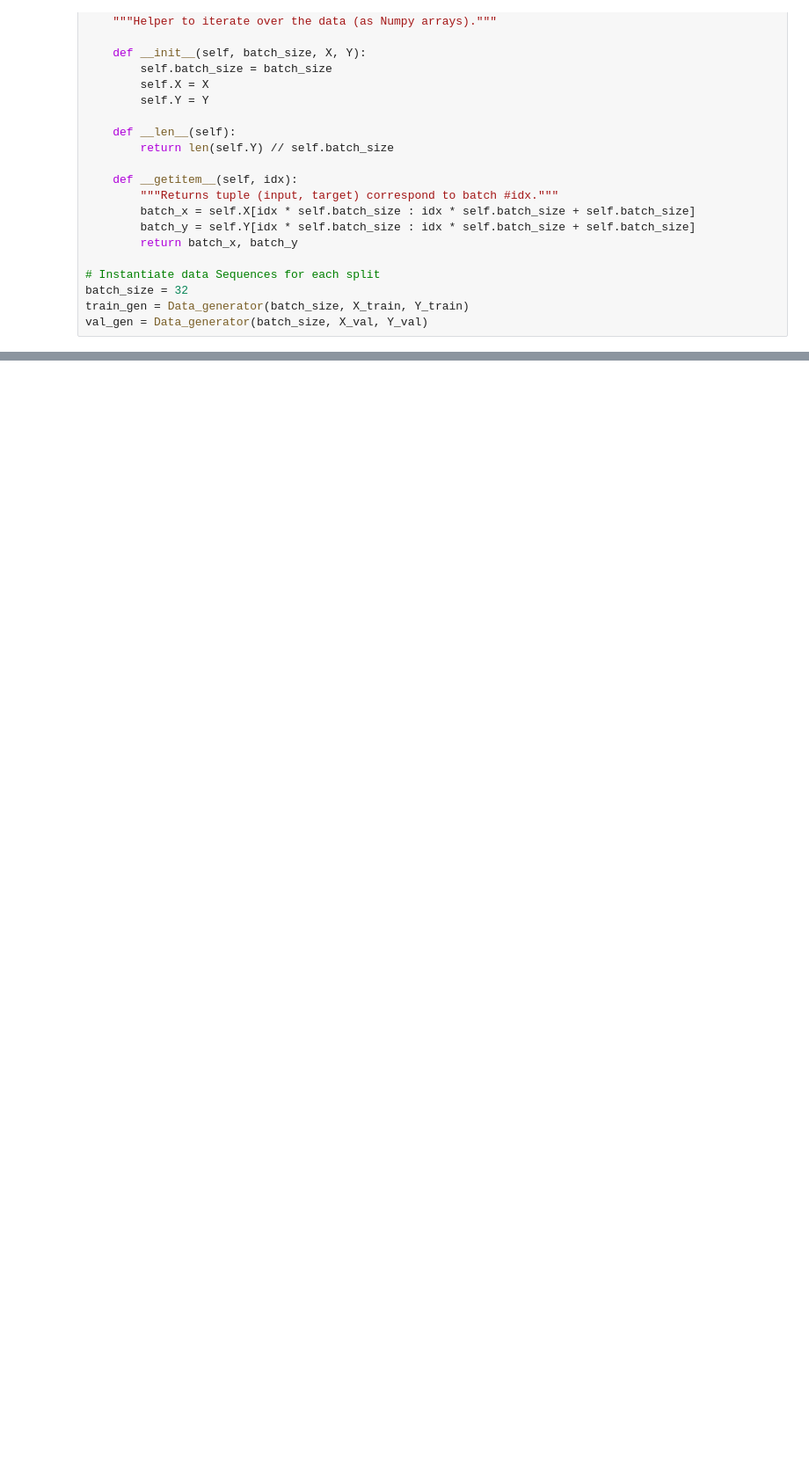
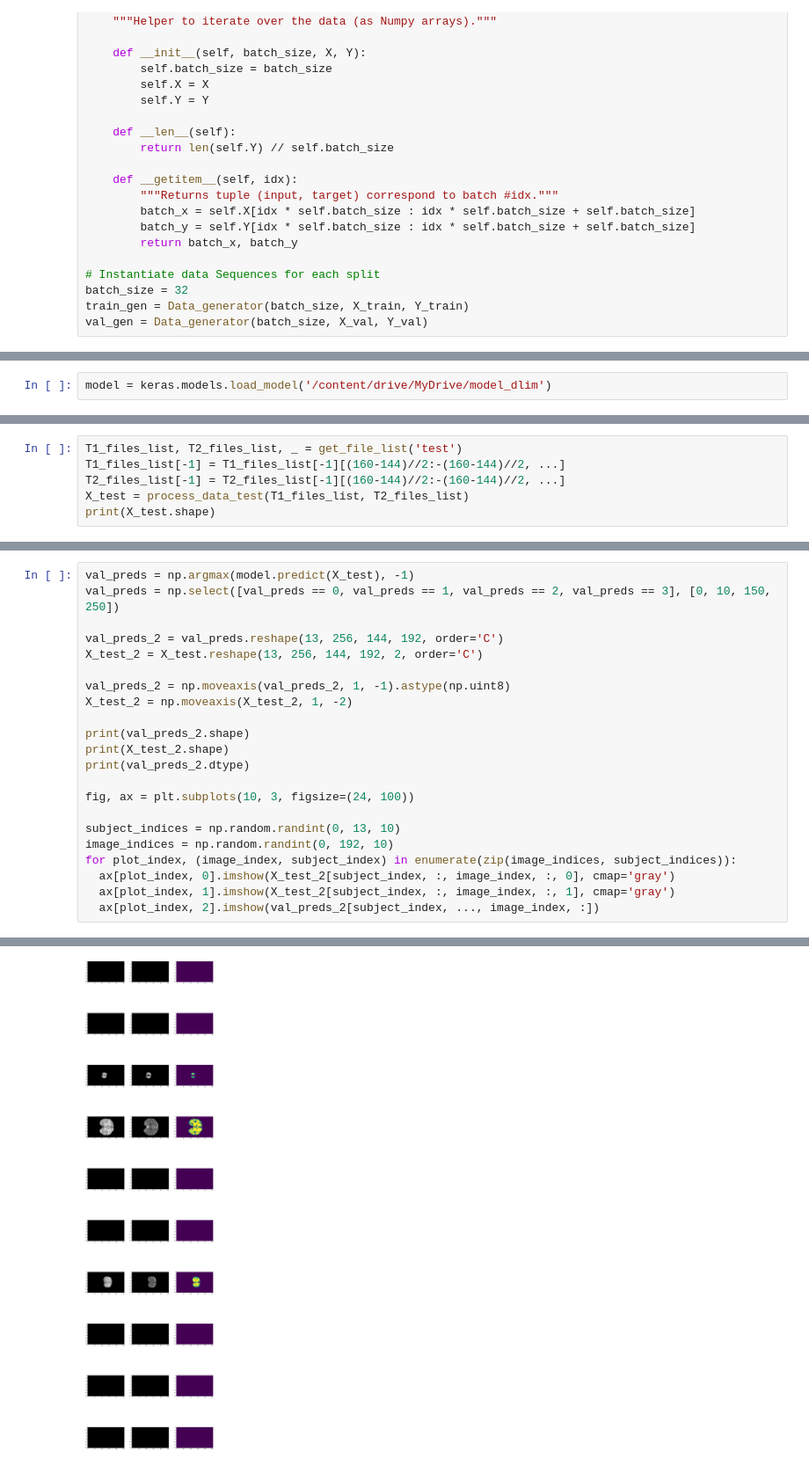
Before and after one commit to nicolas1805961/Deep-learning, a Jupyter notebook: tp1_dlim.ipynb, the cells around one changed output, grey strips where cells are left out. Shown at 88% size. Drawn from its saved outputs; the diff is of its cells as text; blank space fills up the shorter version.

```diff
--- a/tp1_dlim.ipynb
+++ b/tp1_dlim.ipynb
@@ -271,0 +313,2 @@ for array in T1_files_list:
+# %%
+model = keras.models.load_model('/content/drive/MyDrive/model_dlim')
@@ -271,0 +317,6 @@ for array in T1_files_list:
+# %%
+T1_files_list, T2_files_list, _ = get_file_list('test')
+T1_files_list[-1] = T1_files_list[-1][(160-144)//2:-(160-144)//2, ...]
+T2_files_list[-1] = T2_files_list[-1][(160-144)//2:-(160-144)//2, ...]
+X_test = process_data_test(T1_files_list, T2_files_list)
+print(X_test.shape)
@@ -271,0 +327,23 @@ for array in T1_files_list:
+# %%
+val_preds = np.argmax(model.predict(X_test), -1)
+val_preds = np.select([val_preds == 0, val_preds == 1, val_preds == 2, val_preds == 3], [0, 10, 150, 250])
+
+val_preds_2 = val_preds.reshape(13, 256, 144, 192, order='C')
+X_test_2 = X_test.reshape(13, 256, 144, 192, 2, order='C')
+
+val_preds_2 = np.moveaxis(val_preds_2, 1, -1).astype(np.uint8)
+X_test_2 = np.moveaxis(X_test_2, 1, -2)
+
+print(val_preds_2.shape)
+print(X_test_2.shape)
+print(val_preds_2.dtype)
+
+fig, ax = plt.subplots(10, 3, figsize=(24, 100))
+
+subject_indices = np.random.randint(0, 13, 10)
+image_indices = np.random.randint(0, 192, 10)
+for plot_index, (image_index, subject_index) in enumerate(zip(image_indices, subject_indices)):
+  ax[plot_index, 0].imshow(X_test_2[subject_index, :, image_index, :, 0], cmap='gray')
+  ax[plot_index, 1].imshow(X_test_2[subject_index, :, image_index, :, 1], cmap='gray')
+  ax[plot_index, 2].imshow(val_preds_2[subject_index, ..., image_index, :])
+# %% [output]
@@ -271,0 +353 @@ for array in T1_files_list:
+[figure, added]
```
Also changed, not shown: parts of 37 cells of this notebook.
